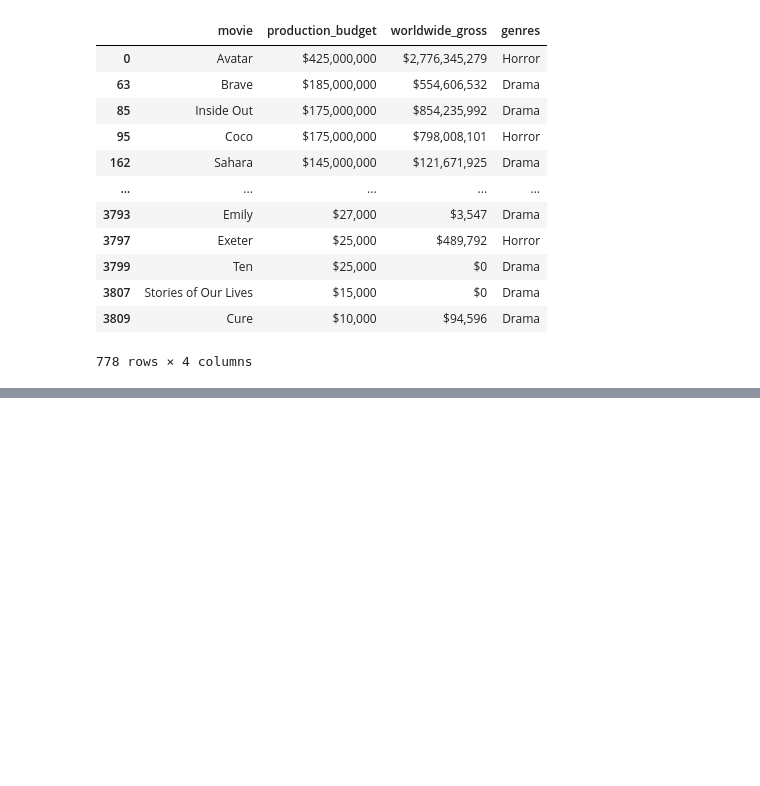
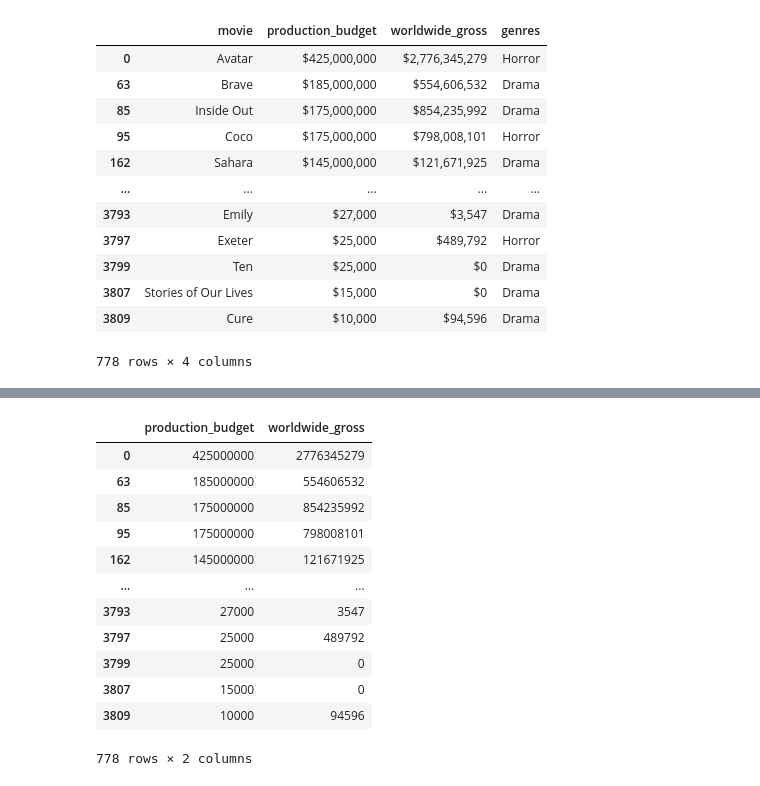
Before and after one commit to kjkahalley/optimal-film-analysis, a Jupyter notebook: first-notebook.ipynb, the cells around one changed output, grey strips where cells are left out. Saved outputs shown, nothing was run; the diff lists cells and outputs as text; code cells hidden in the pictures; blank space fills up the shorter version.

```diff
--- a/first-notebook.ipynb
+++ b/first-notebook.ipynb
@@ -250,0 +247,4 @@ TypeError: Could not convert $425,000,000$175,000,000$135,000,000$85,000,000$80,
+# %%
+no_dollar_sign2 = genre_budget['worldwide_gross'].str.replace('$', '').str.replace(',', '')
+df5 = pd.DataFrame(no_dollar_sign2)
+df5
@@ -250,0 +265,17 @@ TypeError: Could not convert $425,000,000$175,000,000$135,000,000$85,000,000$80,
+# %%
+df13 = pd.concat([no_dollar_sign, no_dollar_sign2], axis=1)
+df13
+# %% [output]
+|  | production_budget | worldwide_gross |
+| 0 | 425000000 | 2776345279 |
+| 63 | 185000000 | 554606532 |
+| 85 | 175000000 | 854235992 |
+| 95 | 175000000 | 798008101 |
+| 162 | 145000000 | 121671925 |
+| ... | ... | ... |
+| 3793 | 27000 | 3547 |
+| 3797 | 25000 | 489792 |
+| 3799 | 25000 | 0 |
+| 3807 | 15000 | 0 |
+| 3809 | 10000 | 94596 |
+778 rows × 2 columns
```
Also changed, not shown: parts of 22 cells of this notebook.
